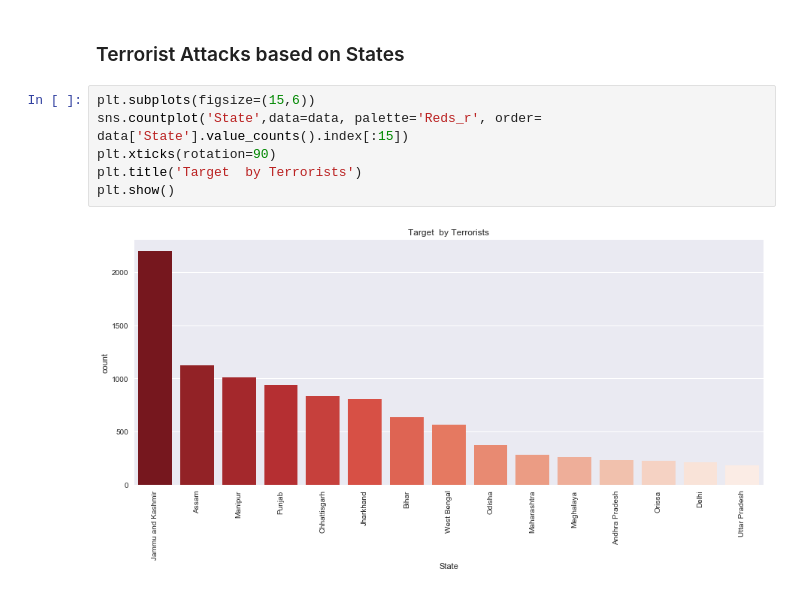
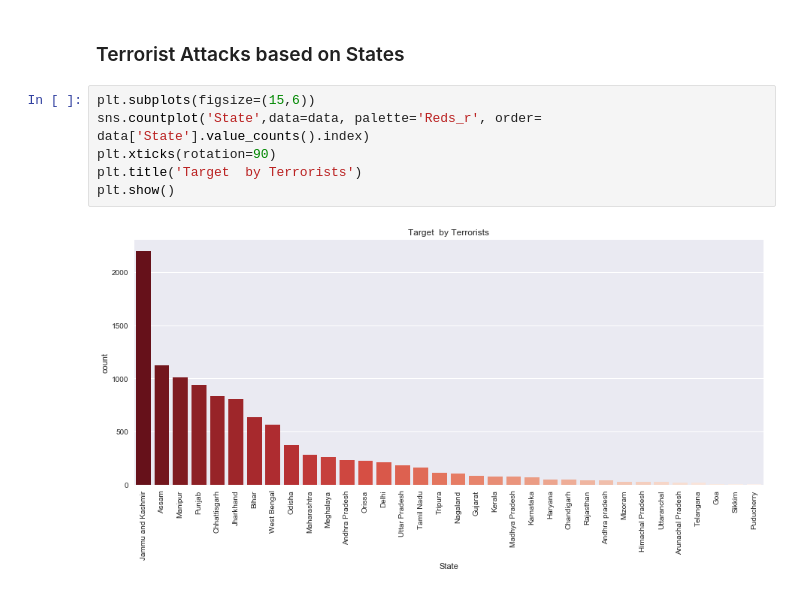
Before and after one commit to llabhishekll/terrorism-data-analysis, a Jupyter notebook: Terrorism in India - Analysis.ipynb, the cells around one changed output. Cells and saved outputs as stored; diff of their text form.

```diff
--- a/Terrorism in India - Analysis.ipynb
+++ b/Terrorism in India - Analysis.ipynb
@@ -142,9 +308,9 @@ Poverty and less job
 ### Terrorist Attacks based on States
 # %%
 plt.subplots(figsize=(15,6))
-sns.countplot('State',data=data, palette='Reds_r', order= data['State'].value_counts().index[:15])
+sns.countplot('State',data=data, palette='Reds_r', order= data['State'].value_counts().index)
 plt.xticks(rotation=90)
 plt.title('Target  by Terrorists')
 plt.show()
 # %% [output]
-[figure, old version]
+[figure, new version]
```
Also changed, not shown: parts of 62 cells of this notebook.
